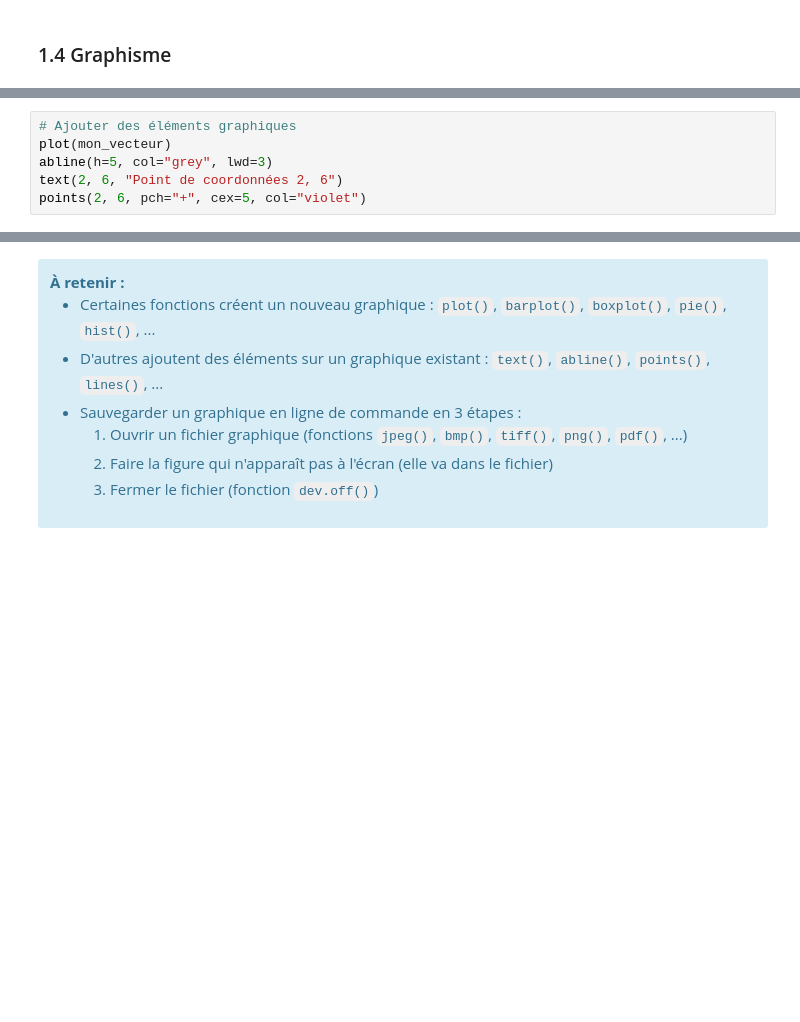
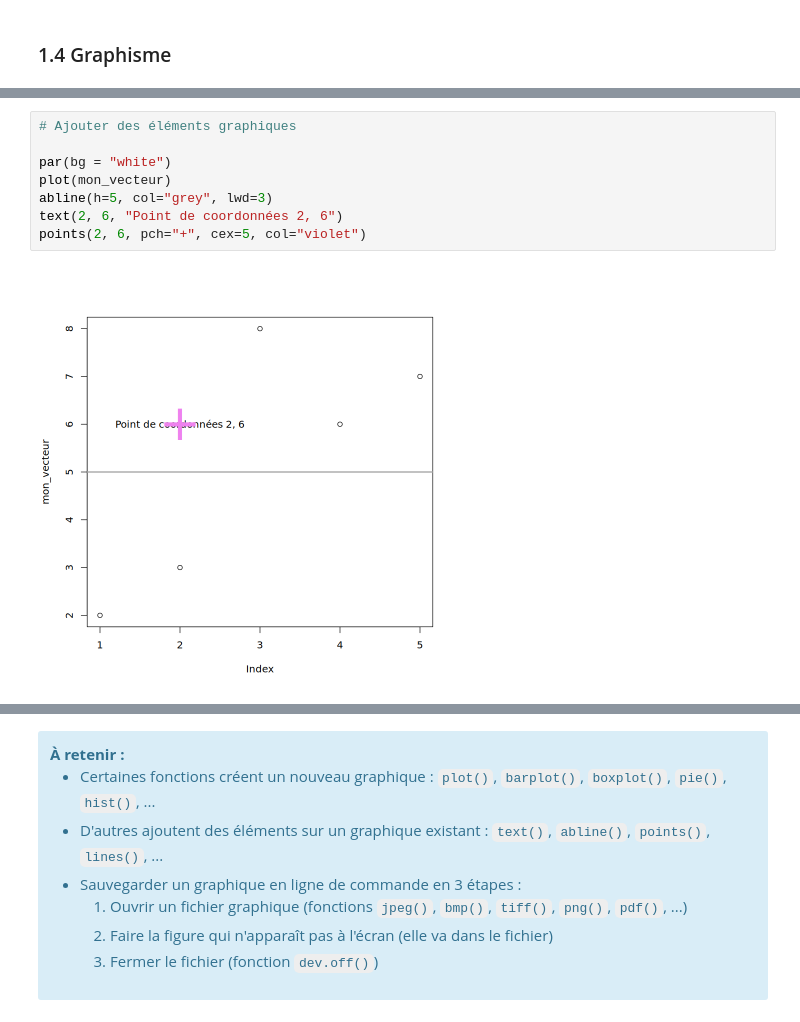
Before and after one commit to tomduquennoy/statistics, a Jupyter notebook: seance_08_09_25/TP1_init_R.ipynb, the cells around one changed output, grey strips where cells are left out. Drawn from its saved outputs; the diff is of its cells as text; blank space fills up the shorter version.

```diff
--- a/seance_08_09_25/TP1_init_R.ipynb
+++ b/seance_08_09_25/TP1_init_R.ipynb
@@ -251,8 +445,12 @@ plot(mon_vecteur, col=1:5, pch=1:5, cex=3)
 # %%
 # Ajouter des éléments graphiques
+
+par(bg = "white")
 plot(mon_vecteur)
 abline(h=5, col="grey", lwd=3)
 text(2, 6, "Point de coordonnées 2, 6")
 points(2, 6, pch="+", cex=5, col="violet")
+# %% [output]
+[figure, added]
 # %%
 # Diagramme en barres
```
Also changed, not shown: parts of 47 cells of this notebook.
